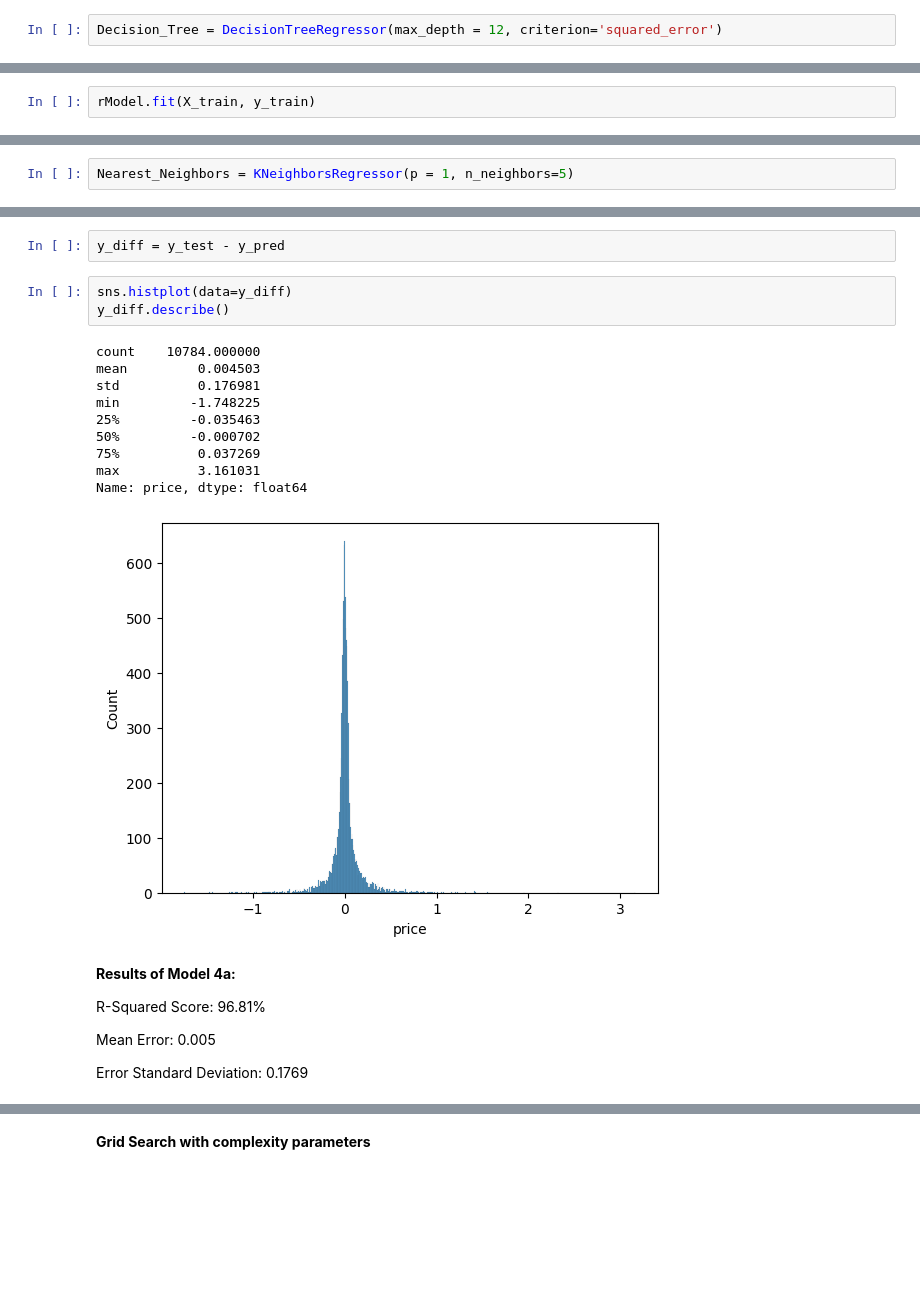
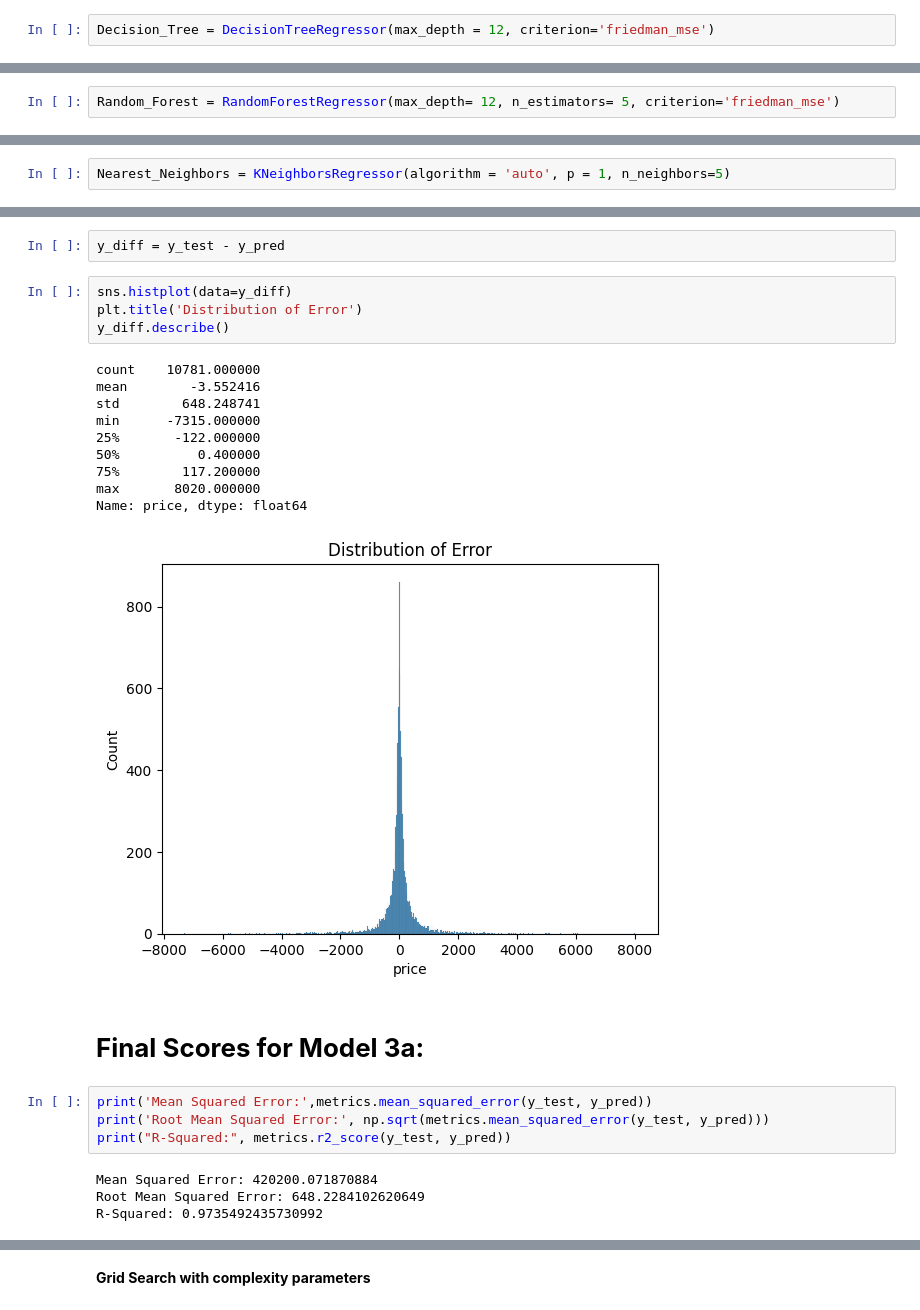
Before and after one commit to vanand102/Springboard, a Jupyter notebook: Capstone3_Modeling.ipynb, the cells around one changed output, grey strips where cells are left out. Drawn from its saved outputs; the diff is of its cells as text; blank space fills up the shorter version.

```diff
--- a/Capstone3_Modeling.ipynb
+++ b/Capstone3_Modeling.ipynb
@@ -556,5 +228,5 @@ chart.set(title='Mean Score by Criterion')
 # %%
-Decision_Tree = DecisionTreeRegressor(max_depth = 12, criterion='squared_error')
+Decision_Tree = DecisionTreeRegressor(max_depth = 12, criterion='friedman_mse')
 # %%
 Decision_Tree.fit(X_train,y_train)
 # %% [output]
@@ -758,2 +413,0 @@ rModel = linear_model.LinearRegression()
-# %%
-rModel.fit(X_train, y_train)
@@ -778,0 +528,2 @@ plt.scatter(y_test,y_pred, alpha = 0.01)
+# %%
+Random_Forest = RandomForestRegressor(max_depth= 12, n_estimators= 5, criterion='friedman_mse')
@@ -941,5 +782,5 @@ chart.set(title='Mean Score by Criterion')
 # %%
-Nearest_Neighbors = KNeighborsRegressor(p = 1, n_neighbors=5)
+Nearest_Neighbors = KNeighborsRegressor(algorithm = 'auto', p = 1, n_neighbors=5)
 # %%
 Nearest_Neighbors.fit(X_train,y_train)
 # %% [output]
@@ -963,24 +809,27 @@ plt.scatter(y_test,y_pred, alpha = 0.01)
 y_diff = y_test - y_pred
 # %%
 sns.histplot(data=y_diff)
+plt.title('Distribution of Error')
 y_diff.describe()
 # %% [output]
-count    10784.000000
-mean         0.004503
-std          0.176981
-min         -1.748225
-25%         -0.035463
-50%         -0.000702
-75%          0.037269
-max          3.161031
+count    10781.000000
+mean        -3.552416
+std        648.248741
+min      -7315.000000
+25%       -122.000000
+50%          0.400000
+75%        117.200000
+max       8020.000000
 Name: price, dtype: float64
-[figure, old version]
+[figure, new version]
-# %% [markdown]
-**Results of Model 4a:**
-
-R-Squared Score: 96.81%
-
-Mean Error: 0.005
-
-Error Standard Deviation: 0.1769
+# %% [markdown]
+# **Final Scores for Model 3a:**
+# %%
+print('Mean Squared Error:',metrics.mean_squared_error(y_test, y_pred))
+print('Root Mean Squared Error:', np.sqrt(metrics.mean_squared_error(y_test, y_pred)))
+print("R-Squared:", metrics.r2_score(y_test, y_pred))
+# %% [output]
+Mean Squared Error: 420200.071870884
+Root Mean Squared Error: 648.2284102620649
+R-Squared: 0.9735492435730992
 # %% [markdown]
```
Also changed, not shown: parts of 248 cells of this notebook.
